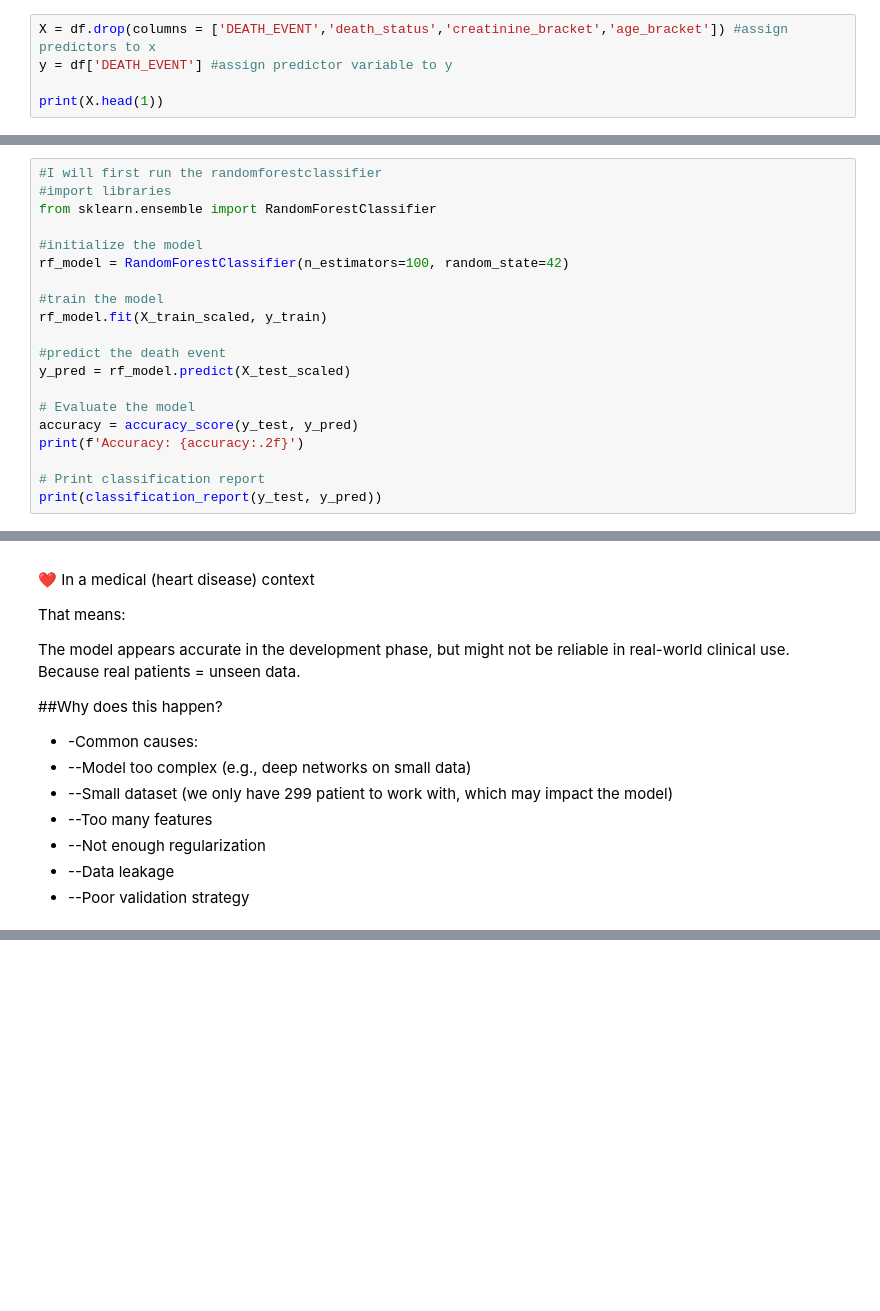
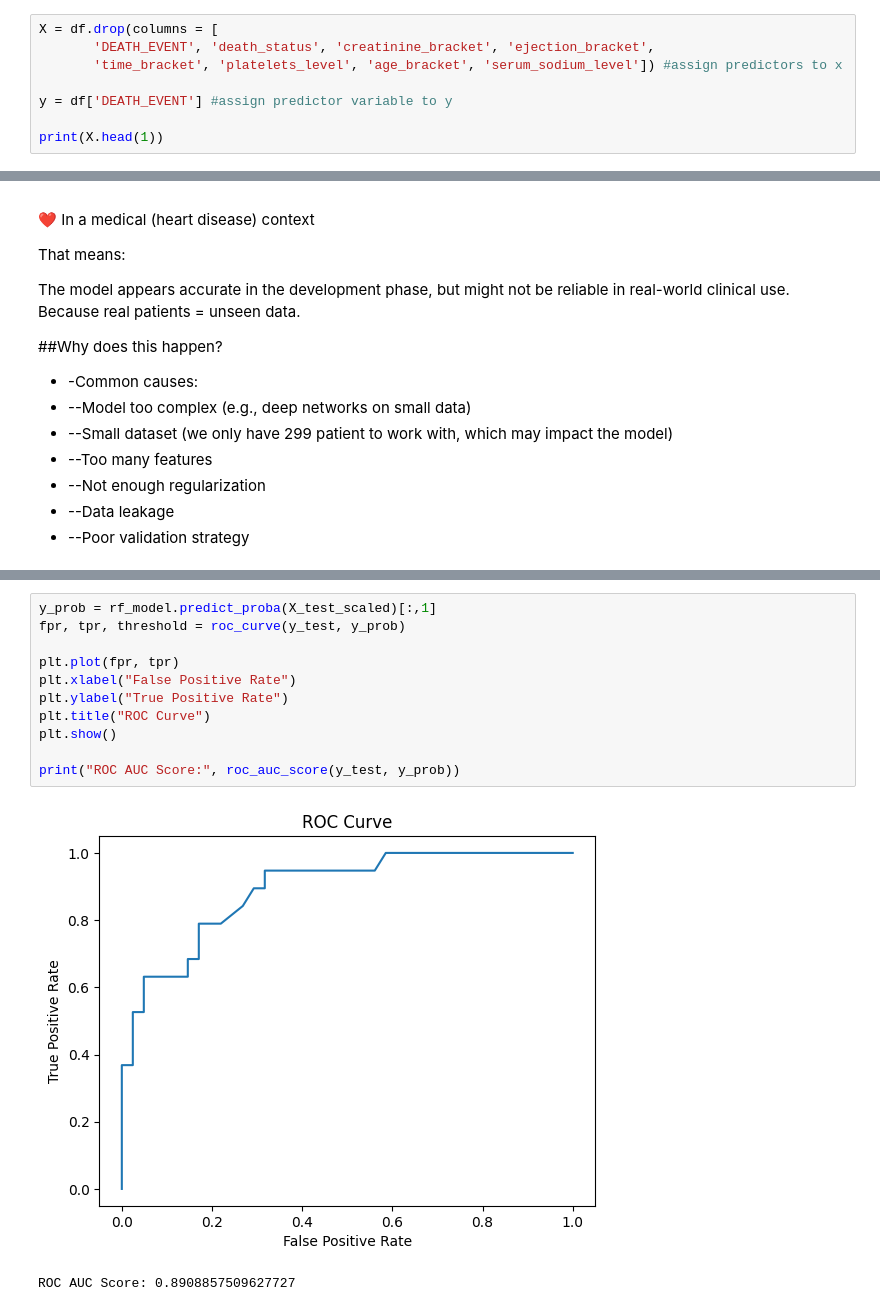
Before and after one commit to haliberry29/halimatusadia, a Jupyter notebook: early-heart-disease-detection-with-machine-learnin.ipynb, the cells around one changed output, grey strips where cells are left out. Drawn from its saved outputs; the diff is of its cells as text; blank space fills up the shorter version.

```diff
--- a/early-heart-disease-detection-with-machine-learnin.ipynb
+++ b/early-heart-disease-detection-with-machine-learnin.ipynb
@@ -621,5 +558,8 @@ first we need to understand the distribution of the DEATH_EVENT predictor variab
 # %%
-X = df.drop(columns = ['DEATH_EVENT','death_status','creatinine_bracket','age_bracket']) #assign predictors to x
+X = df.drop(columns = [
+       'DEATH_EVENT', 'death_status', 'creatinine_bracket', 'ejection_bracket',
+       'time_bracket', 'platelets_level', 'age_bracket', 'serum_sodium_level']) #assign predictors to x
+
 y = df['DEATH_EVENT'] #assign predictor variable to y
 
 print(X.head(1))
@@ -639,23 +599,3 @@ X_test_scaled[:2]  #take a peak at the result of the scaled data
-# %%
-#I will first run the randomforestclassifier
-#import libraries
-from sklearn.ensemble import RandomForestClassifier
-
-#initialize the model
-rf_model = RandomForestClassifier(n_estimators=100, random_state=42)
-
-#train the model
-rf_model.fit(X_train_scaled, y_train)
-
-#predict the death event
-y_pred = rf_model.predict(X_test_scaled)
-
-# Evaluate the model
-accuracy = accuracy_score(y_test, y_pred)
-print(f'Accuracy: {accuracy:.2f}')
-
-# Print classification report
-print(classification_report(y_test, y_pred))
 # %%
 from sklearn.ensemble import RandomForestClassifier
 from sklearn.metrics import precision_score, recall_score, f1_score, confusion_matrix
@@ -736,3 +775,17 @@ Because real patients = unseen data.
+# %%
+y_prob = rf_model.predict_proba(X_test_scaled)[:,1]
+fpr, tpr, threshold = roc_curve(y_test, y_prob)
+
+plt.plot(fpr, tpr)
+plt.xlabel("False Positive Rate")
+plt.ylabel("True Positive Rate")
+plt.title("ROC Curve")
+plt.show()
+
+print("ROC AUC Score:", roc_auc_score(y_test, y_prob))
+# %% [output]
+[figure, added]
+ROC AUC Score: 0.8908857509627727
 # %%
 importances = rf_model.feature_importances_
 features = X.columns
```
Also changed, not shown: parts of 26 cells of this notebook.
